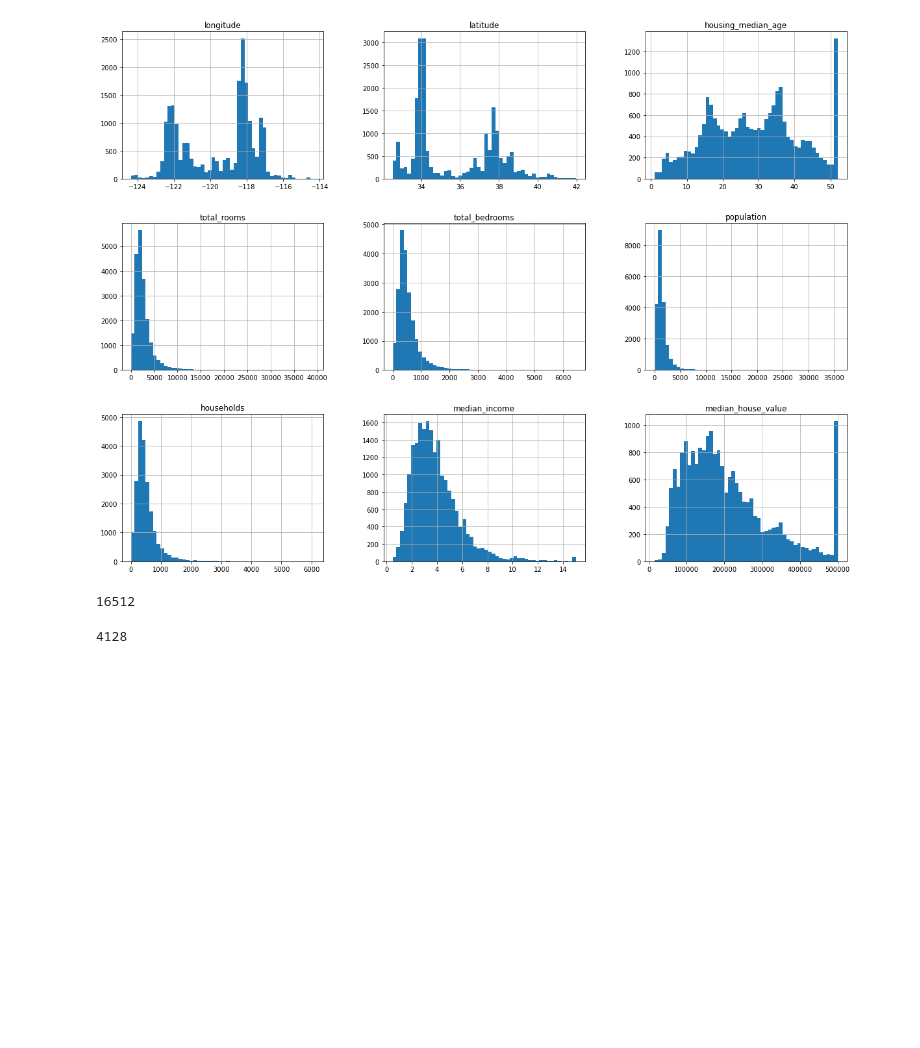
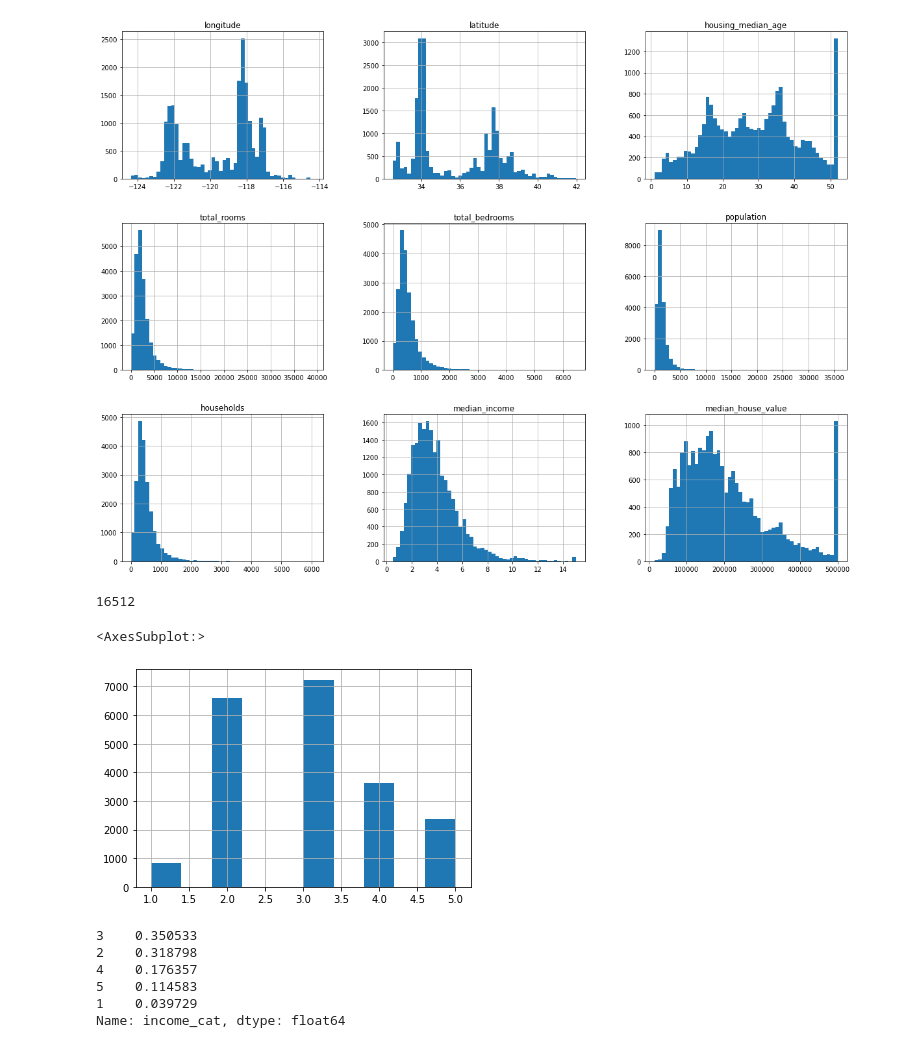
Before and after one commit to mskaa3/ML-tryouts, a Jupyter notebook: housing.ipynb, the cells around one changed output. Saved outputs shown, nothing was run; the diff lists cells and outputs as text; code cells hidden in the pictures; blank space fills up the shorter version.

```diff
--- a/housing.ipynb
+++ b/housing.ipynb
@@ -92,6 +87,25 @@ len(train_set)
 # %% [output]
 16512
 # %%
-len(test_set)
+housing["income_cat"]=pd.cut(housing["median_income"],bins=[0.,1.5,3.0,4.5,6.,np.inf],labels=[1,2,3,4,5])
+housing["income_cat"].hist()
+# income cathegories
 # %% [output]
-4128
+<AxesSubplot:>
+[figure, added]
+# %%
+from sklearn.model_selection import StratifiedShuffleSplit
+split=StratifiedShuffleSplit(n_splits=1,test_size=0.2,random_state=42)
+for train_index,test_index in split.split(housing,housing["income_cat"]):
+    strat_train_set=housing.loc[train_index]
+    strat_test_set=housing.loc[test_index]
+# To keep an appropriate ratio of income in the training and testing set we take elements from each layer of income
+# accordingly to the original value. That way the test set won't be inconsistent with training one
+strat_test_set["income_cat"].value_counts()/len(strat_test_set)
+# %% [output]
+3    0.350533
+2    0.318798
+4    0.176357
+5    0.114583
+1    0.039729
+Name: income_cat, dtype: float64
```
Also changed, not shown: parts of 4 cells of this notebook.
